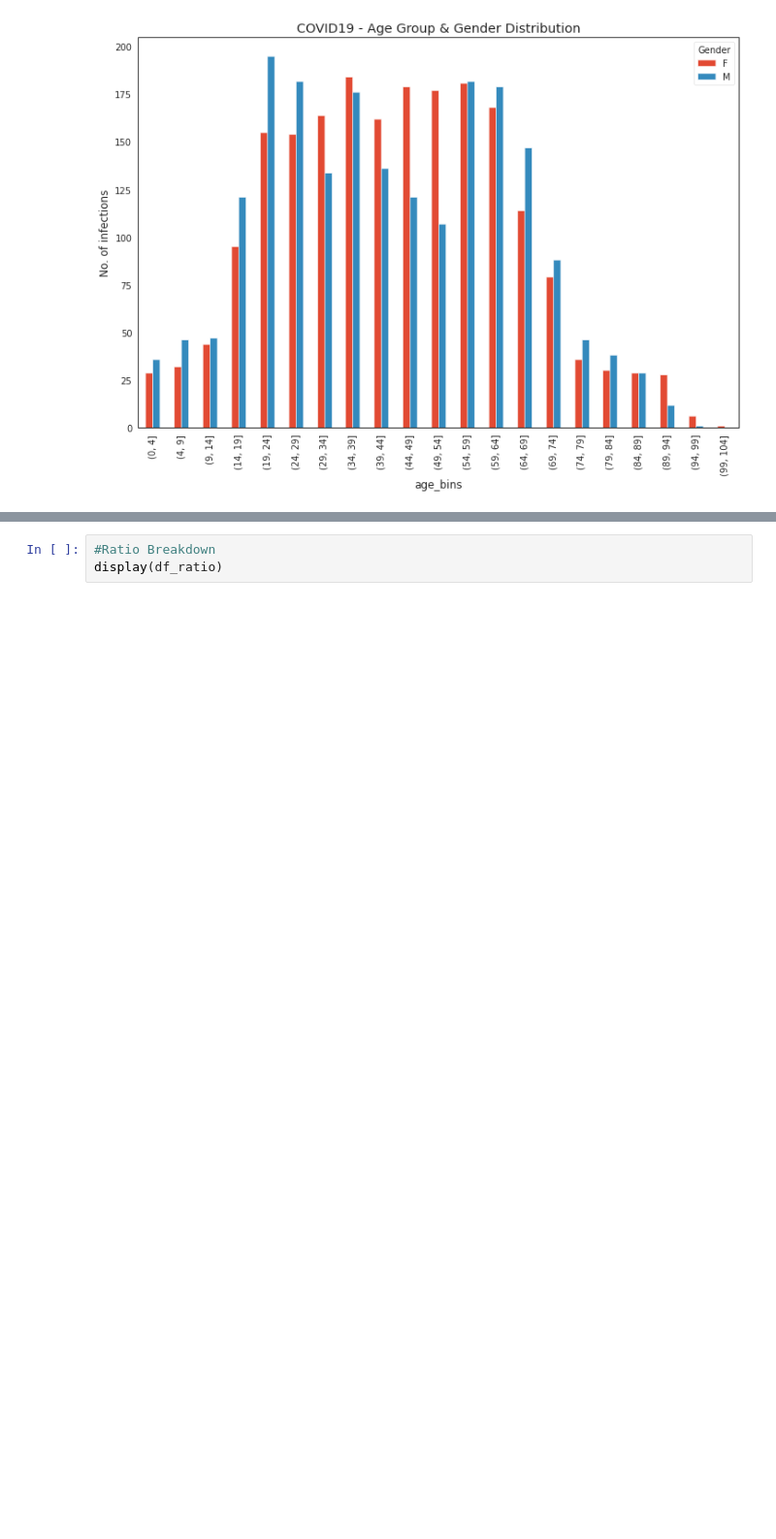
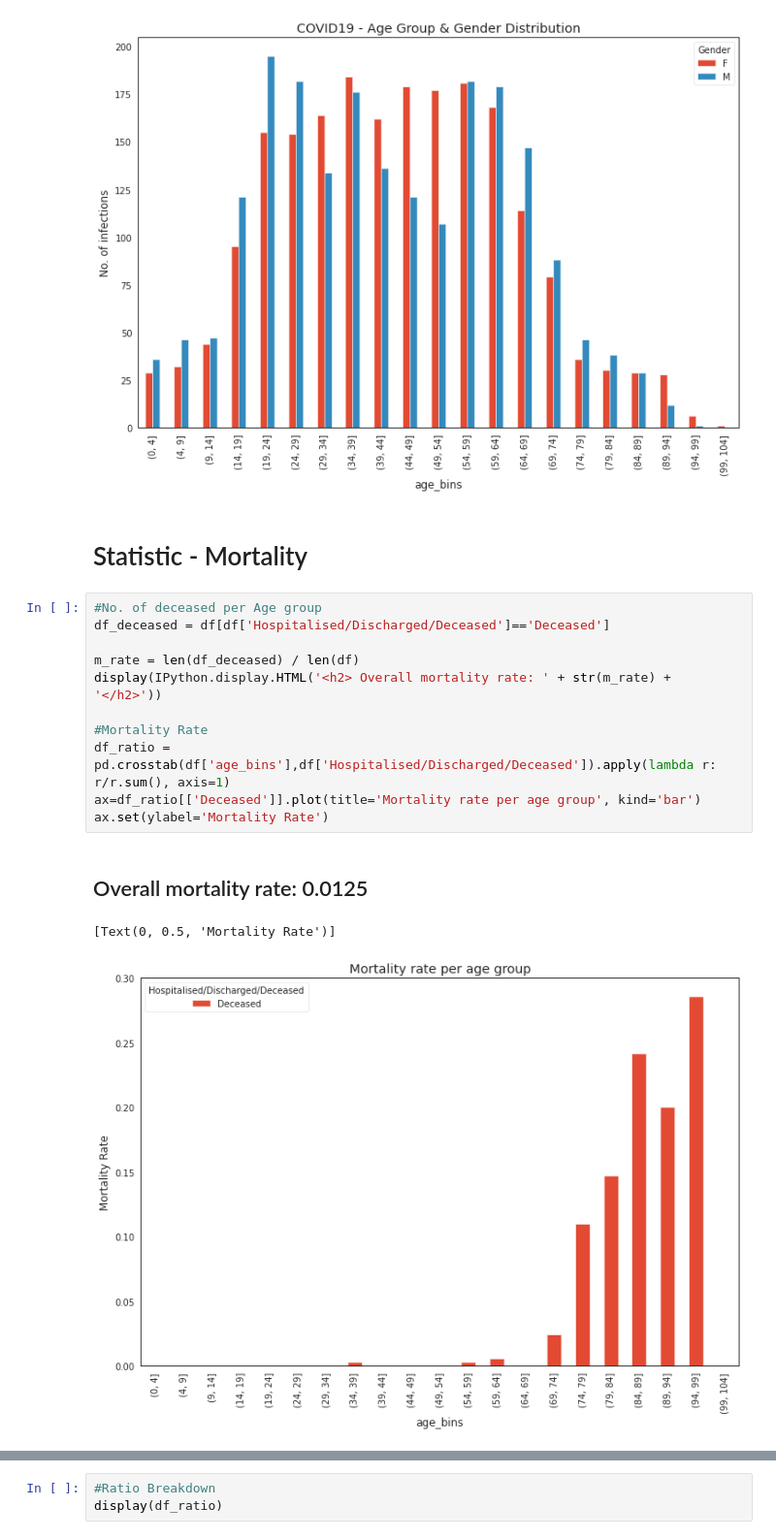
Before and after one commit to charlieskc/MachineLearning, a Jupyter notebook: HK_Covid19_Analysis.ipynb, the cells around one changed output, grey strips where cells are left out. Shown at 97% size. Drawn from its saved outputs; the diff is of its cells as text; blank space fills up the shorter version.

Commit message:
Add mortality rate

```diff
--- a/HK_Covid19_Analysis.ipynb
+++ b/HK_Covid19_Analysis.ipynb
@@ -126,4 +126,21 @@ ax2.set(ylabel='No. of infections')
 [Text(0, 0.5, 'No. of infections')]
 [figure]
 [figure]
+# %% [markdown]
+# Statistic - Mortality
+# %%
+#No. of deceased per Age group
+df_deceased = df[df['Hospitalised/Discharged/Deceased']=='Deceased']
+
+m_rate = len(df_deceased) / len(df)
+display(IPython.display.HTML('<h2> Overall mortality rate: ' + str(m_rate) + '</h2>'))
+
+#Mortality Rate
+df_ratio = pd.crosstab(df['age_bins'],df['Hospitalised/Discharged/Deceased']).apply(lambda r: r/r.sum(), axis=1)
+ax=df_ratio[['Deceased']].plot(title='Mortality rate per age group', kind='bar')
+ax.set(ylabel='Mortality Rate')
+# %% [output]
+Overall mortality rate: 0.0125
+[Text(0, 0.5, 'Mortality Rate')]
+[figure, added]
 # %%
```
Also changed, not shown: parts of 6 cells of this notebook.
